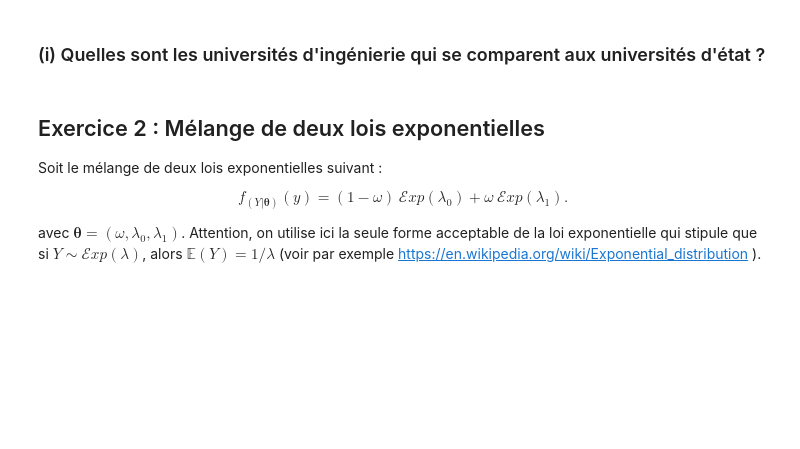
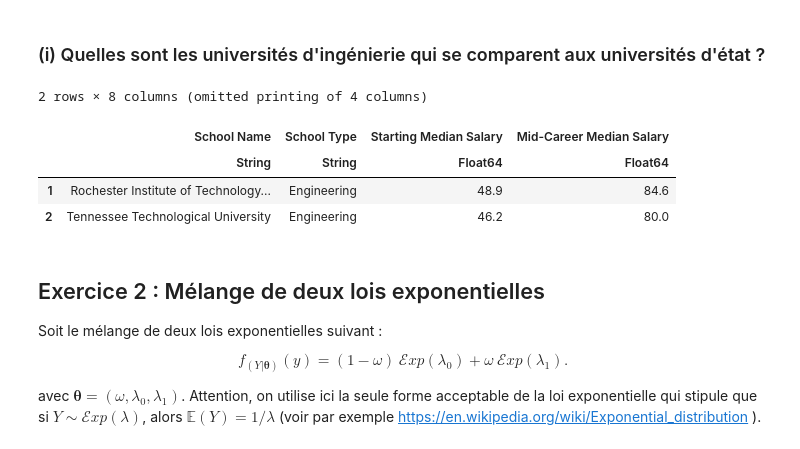
Before and after one commit to Hamdimansour/MTH3302, a Jupyter notebook: TD7/TD7.ipynb, the cells around one changed output. Drawn from its saved outputs; the diff is of its cells as text; code cells hidden in the pictures; blank space fills up the shorter version.

```diff
--- a/TD7/TD7.ipynb
+++ b/TD7/TD7.ipynb
@@ -131,5 +204,14 @@ Supposez que les observations pour lesquelles p>1/2 proviennent de la composante
 # %% [markdown]
 ### (i) Quelles sont les universités d'ingénierie qui se comparent aux universités d'état ?
+# %%
+ind = p .< .5
+(data[ind,:])[data[ind,2].=="Engineering",:]
+# %% [output]
+2 rows × 8 columns (omitted printing of 4 columns)
+|  | School Name | School Type | Starting Median Salary | Mid-Career Median Salary |
+|  | String | String | Float64 | Float64 |
+| 1 | Rochester Institute of Technology... | Engineering | 48.9 | 84.6 |
+| 2 | Tennessee Technological University | Engineering | 46.2 | 80.0 |
 # %% [markdown]
 ## Exercice 2 :  Mélange de deux lois exponentielles
 
```
Also changed, not shown: parts of 16 cells of this notebook, 1 other file.
